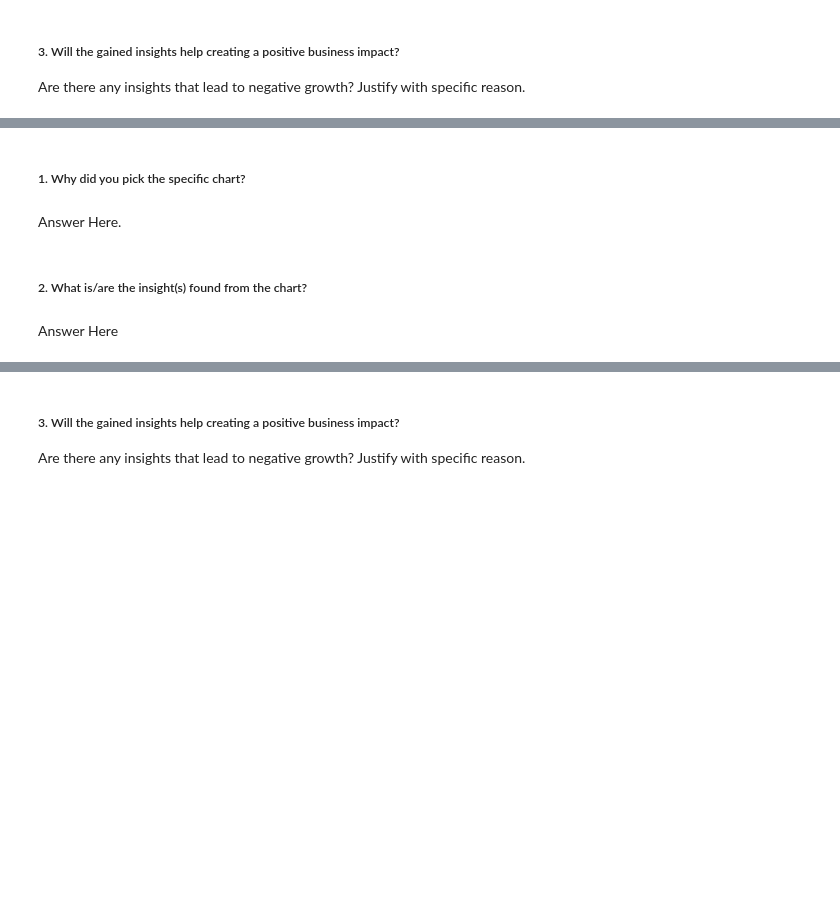
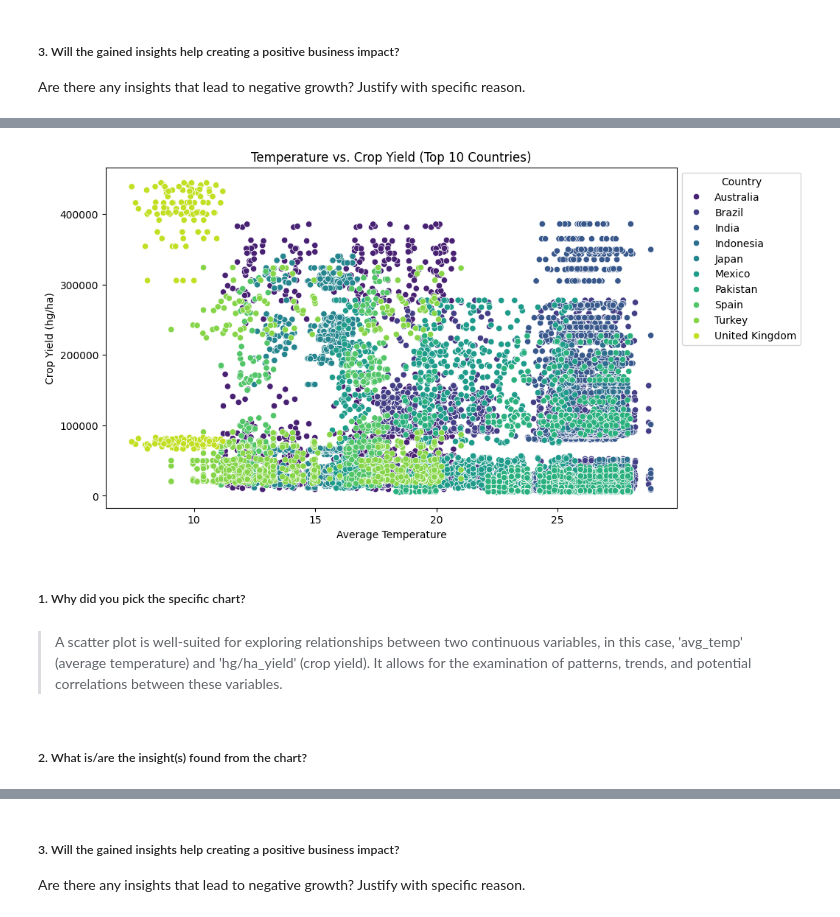
Before and after one commit to Electra89/Supervised_ML_Crop_Yield_Prediction, a Jupyter notebook: Supervised_ML_Crop_Yield_Prediction.ipynb, the cells around one changed output, grey strips where cells are left out. Cells and saved outputs as stored; diff of their text form; code cells hidden in the pictures; blank space fills up the shorter version.

```diff
--- a/Supervised_ML_Crop_Yield_Prediction.ipynb
+++ b/Supervised_ML_Crop_Yield_Prediction.ipynb
@@ -434,8 +470,23 @@ Answer Here
+# %%
+# Select the top 10 countries based on total crop yield
+top_10_countries = df.groupby('Area')['hg/ha_yield'].sum().nlargest(10).index
+
+# Filter the DataFrame for the top 10 countries
+df_top_10 = df[df['Area'].isin(top_10_countries)]
+
+# Plotting the scatter plot for the top 10 countries
+plt.figure(figsize=(10, 6))
+sns.scatterplot(x='avg_temp', y='hg/ha_yield', data=df_top_10, hue='Area', palette='viridis')
+plt.title('Temperature vs. Crop Yield (Top 10 Countries)')
+plt.xlabel('Average Temperature')
+plt.ylabel('Crop Yield (hg/ha)')
+plt.legend(title='Country', bbox_to_anchor=(1, 1), loc='upper left')  # Add legend outside the plot for better visibility
+plt.show()
+# %% [output]
+[figure, added]
 # %% [markdown]
 ##### 1. Why did you pick the specific chart?
-# %% [markdown]
-Answer Here.
+# %% [markdown]
+> A scatter plot is well-suited for exploring relationships between two continuous variables, in this case, 'avg_temp' (average temperature) and 'hg/ha_yield' (crop yield). It allows for the examination of patterns, trends, and potential correlations between these variables.
 # %% [markdown]
 ##### 2. What is/are the insight(s) found from the chart?
-# %% [markdown]
-Answer Here
```
Also changed, not shown: parts of 15 cells of this notebook.
